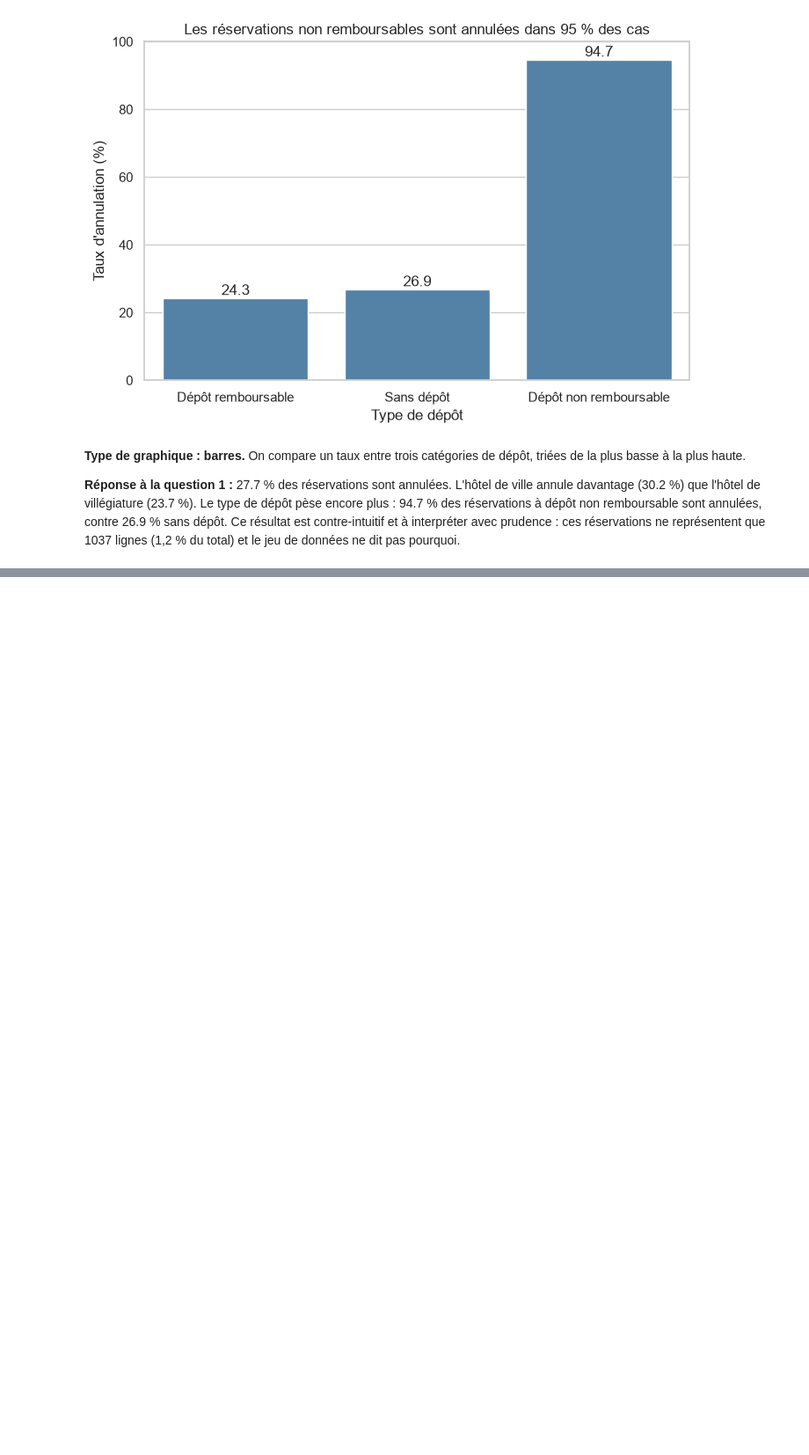
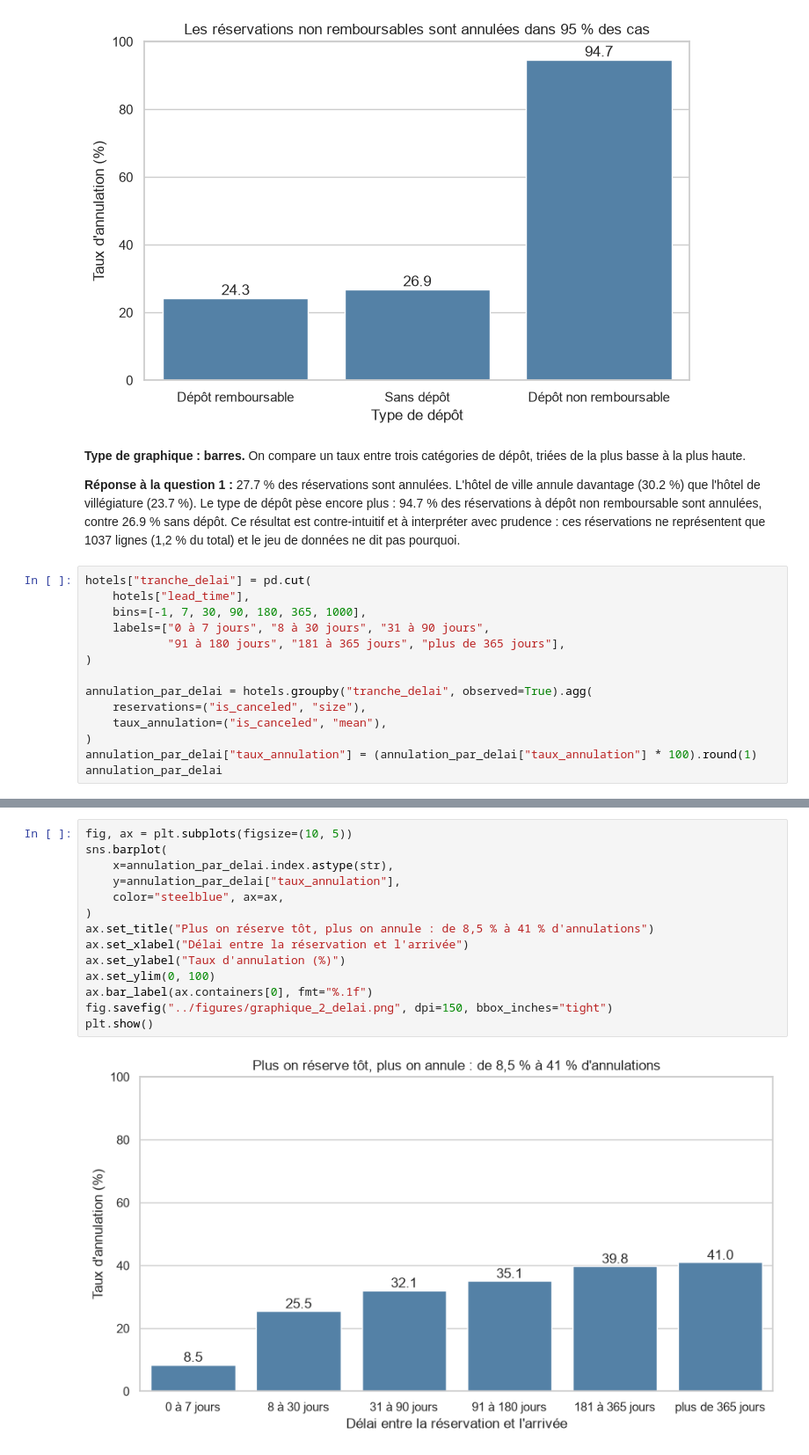
Before and after one commit to fotsotagnefred-png/Mon-projet-Analyse, a Jupyter notebook: notebooks/03_analyse.ipynb, the cells around one changed output, grey strips where cells are left out. Shown at 88% size. Drawn from its saved outputs; the diff is of its cells as text; blank space fills up the shorter version.

Commit message:
Notebook 03 : question 2, annulations selon le delai de reservation

```diff
--- a/notebooks/03_analyse.ipynb
+++ b/notebooks/03_analyse.ipynb
@@ -98,3 +98,17 @@ plt.show()
 **Type de graphique : barres.** On compare un taux entre trois catégories de dépôt, triées de la plus basse à la plus haute.
 
 **Réponse à la question 1 :** 27.7 % des réservations sont annulées. L'hôtel de ville annule davantage (30.2 %) que l'hôtel de villégiature (23.7 %). Le type de dépôt pèse encore plus : 94.7 % des réservations à dépôt non remboursable sont annulées, contre 26.9 % sans dépôt. Ce résultat est contre-intuitif et à interpréter avec prudence : ces réservations ne représentent que 1037 lignes (1,2 % du total) et le jeu de données ne dit pas pourquoi.
+# %%
+hotels["tranche_delai"] = pd.cut(
+    hotels["lead_time"],
+    bins=[-1, 7, 30, 90, 180, 365, 1000],
+    labels=["0 à 7 jours", "8 à 30 jours", "31 à 90 jours",
+            "91 à 180 jours", "181 à 365 jours", "plus de 365 jours"],
+)
+
+annulation_par_delai = hotels.groupby("tranche_delai", observed=True).agg(
+    reservations=("is_canceled", "size"),
+    taux_annulation=("is_canceled", "mean"),
+)
+annulation_par_delai["taux_annulation"] = (annulation_par_delai["taux_annulation"] * 100).round(1)
+annulation_par_delai
@@ -100,0 +131,16 @@ plt.show()
+# %%
+fig, ax = plt.subplots(figsize=(10, 5))
+sns.barplot(
+    x=annulation_par_delai.index.astype(str),
+    y=annulation_par_delai["taux_annulation"],
+    color="steelblue", ax=ax,
+)
+ax.set_title("Plus on réserve tôt, plus on annule : de 8,5 % à 41 % d'annulations")
+ax.set_xlabel("Délai entre la réservation et l'arrivée")
+ax.set_ylabel("Taux d'annulation (%)")
+ax.set_ylim(0, 100)
+ax.bar_label(ax.containers[0], fmt="%.1f")
+fig.savefig("../figures/graphique_2_delai.png", dpi=150, bbox_inches="tight")
+plt.show()
+# %% [output]
+[figure, added]
```
Also changed, not shown: parts of 3 cells of this notebook, 1 other file.
